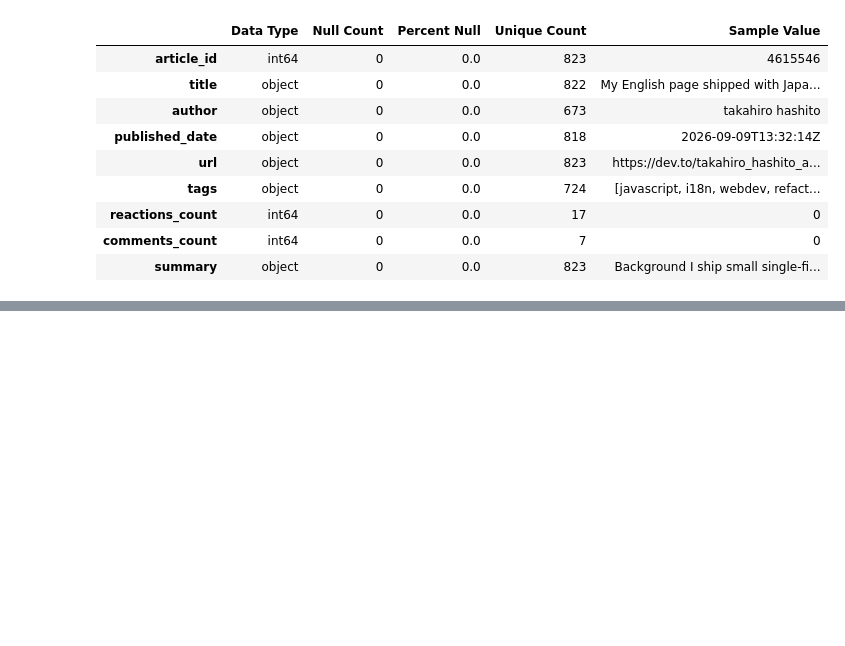
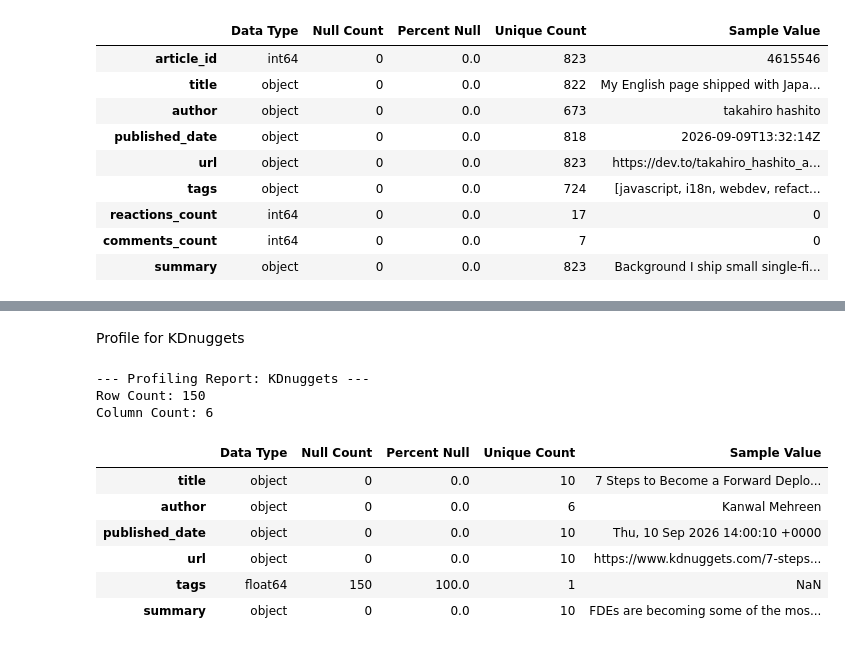
Before and after one commit to AzamAlzahrani/FOMOless, a Jupyter notebook: notebooks/02_profile_clean.ipynb, the cells around one changed output, grey strips where cells are left out. Cells and saved outputs as stored; diff of their text form; code cells hidden in the pictures; blank space fills up the shorter version.

```diff
--- a/notebooks/02_profile_clean.ipynb
+++ b/notebooks/02_profile_clean.ipynb
@@ -193,0 +207,15 @@ Column Count: 9
+# %% [markdown]
+Profile for KDnuggets
+# %%
+profile_data(df_KDnuggets, source_name= "KDnuggets")
+# %% [output]
+--- Profiling Report: KDnuggets ---
+Row Count: 150
+Column Count: 6
+|  | Data Type | Null Count | Percent Null | Unique Count | Sample Value |
+| title | object | 0 | 0.0 | 10 | 7 Steps to Become a Forward Deplo... |
+| author | object | 0 | 0.0 | 6 | Kanwal Mehreen |
+| published_date | object | 0 | 0.0 | 10 | Thu, 10 Sep 2026 14:00:10 +0000 |
+| url | object | 0 | 0.0 | 10 | https://www.kdnuggets.com/7-steps... |
+| tags | float64 | 150 | 100.0 | 1 | NaN |
+| summary | object | 0 | 0.0 | 10 | FDEs are becoming some of the mos... |
```
Also changed, not shown: parts of 24 cells of this notebook.
